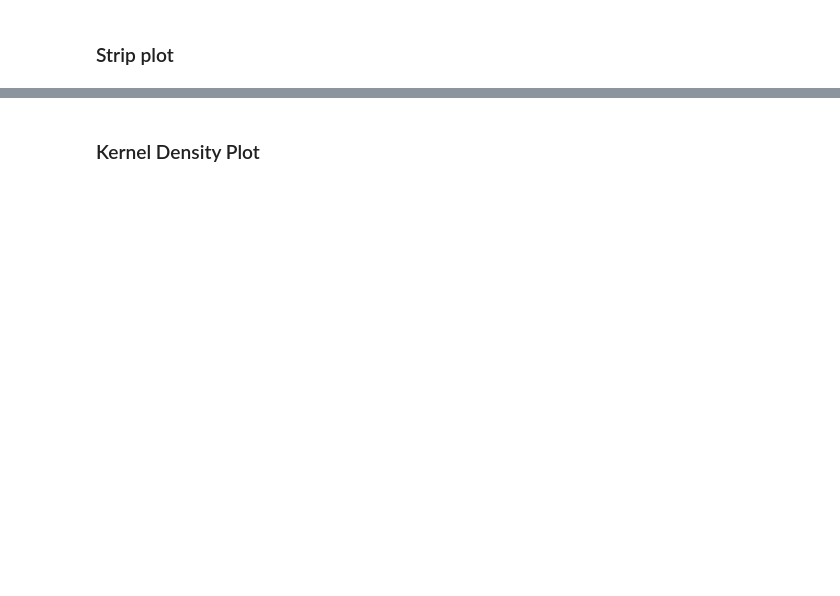
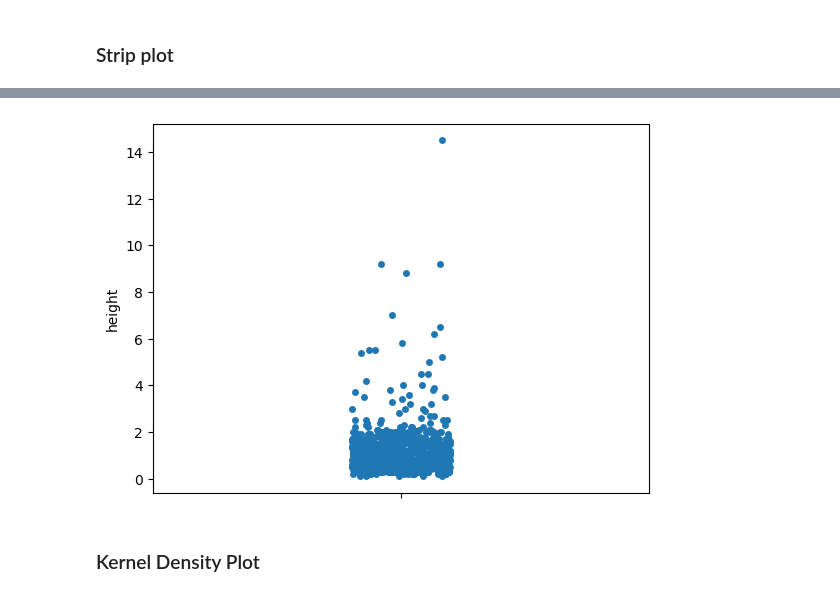
Before and after one commit to Selasi3/Data_Science_With_Python, a Jupyter notebook: Python Programming/Seaborn-course.ipynb, the cells around one changed output, grey strips where cells are left out. Saved outputs shown, nothing was run; the diff lists cells and outputs as text; code cells hidden in the pictures; blank space fills up the shorter version.

```diff
--- a/Python Programming/Seaborn-course.ipynb
+++ b/Python Programming/Seaborn-course.ipynb
@@ -78,3 +83,8 @@ plt.show()
+# %%
+sns.stripplot(y= pokemon['height'])
+plt.show()
+# %% [output]
+[figure, added]
 # %% [markdown]
 ### Kernel Density Plot
 # %%
```
Also changed, not shown: parts of 19 cells of this notebook, 5 other files.
